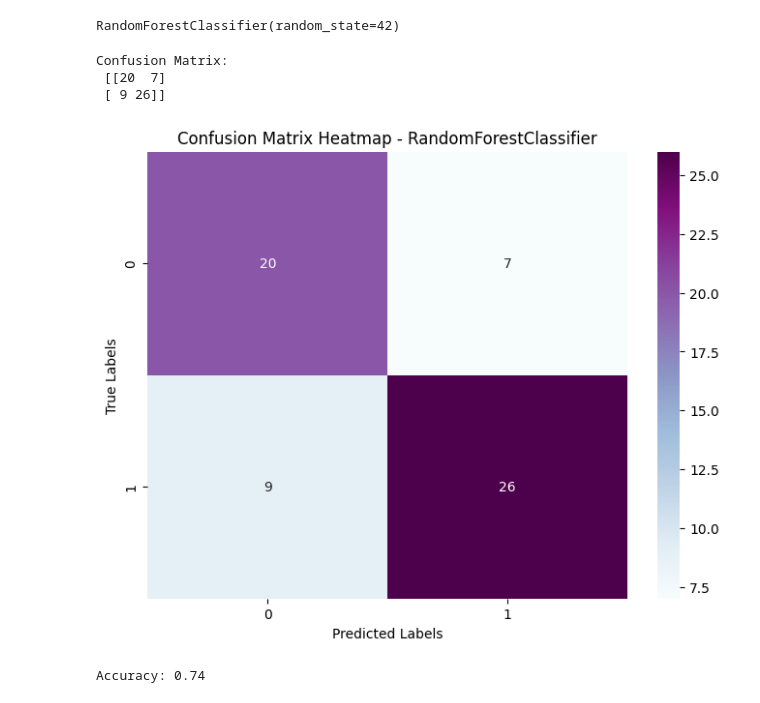
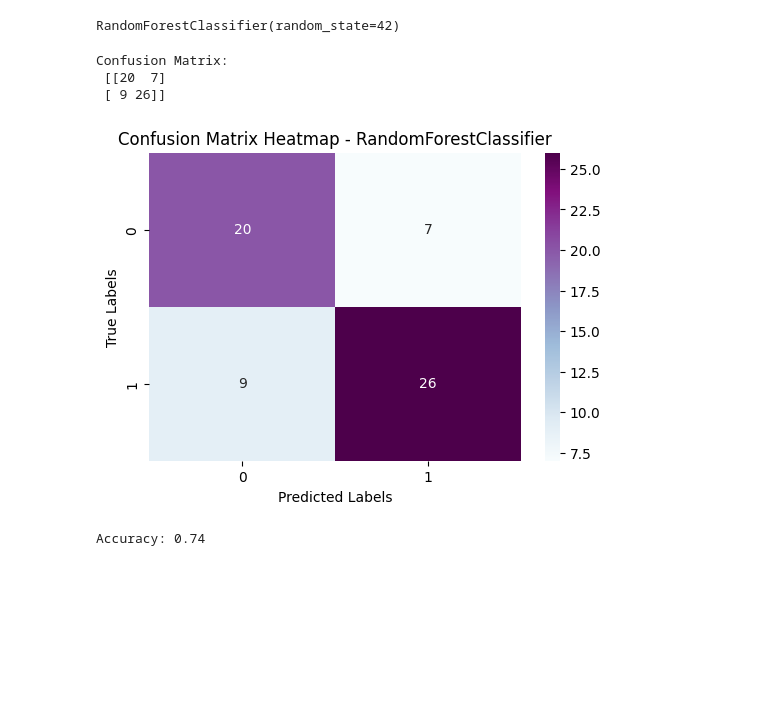
Before and after one commit to Joystondsouza0926/Predicting-Factors-Influencing-Student-Academic-Performance, a Jupyter notebook: final.ipynb, the cells around one changed output. Saved outputs shown, nothing was run; the diff lists cells and outputs as text; code cells hidden in the pictures; blank space fills up the shorter version.

```diff
--- a/final.ipynb
+++ b/final.ipynb
@@ -272,22 +301,22 @@ pred1=model.predict(X_test_scale)
 # %%
 #randomforestclassifier
 print("Confusion Matrix: \n", confusion_matrix(y_test,pred1))
 
 cm = confusion_matrix(y_test, pred1)
 cm
 
 # Plot the heatmap
-plt.figure(figsize=(8, 6))
+plt.figure(figsize=(6,4))
 sns.heatmap(cm, annot=True, fmt='d', cmap='BuPu', xticklabels=np.unique(y_test), yticklabels=np.unique(y_test))
 plt.xlabel('Predicted Labels')
 plt.ylabel('True Labels')
 plt.title('Confusion Matrix Heatmap - RandomForestClassifier')
 plt.show()
 # %% [output]
 Confusion Matrix:
  [[20  7]
  [ 9 26]]
-[figure, old version]
+[figure, new version]
 # %%
 report = classification_report(y_test, pred1, output_dict=True)
 accuracy = report['accuracy']
```
Also changed, not shown: parts of 13 cells of this notebook, 2 other files.
